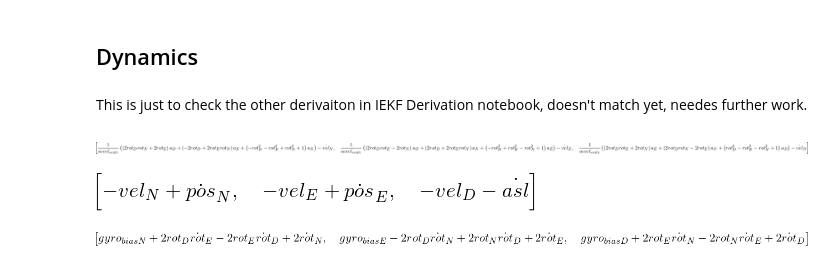
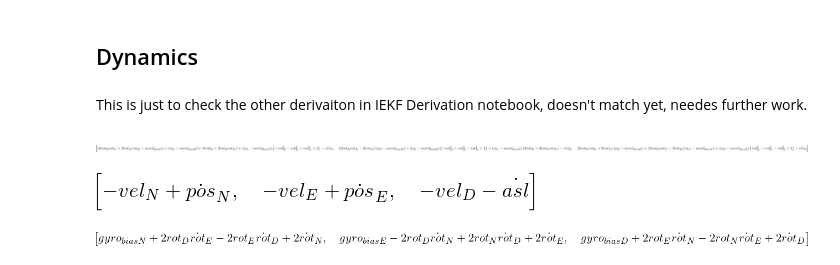
Before and after one commit to jgoppert/iekf_analysis, a Jupyter notebook: Measurement Jacobians.ipynb, the cells around one changed output. Saved outputs shown, nothing was run; the diff lists cells and outputs as text; code cells hidden in the pictures.

```diff
--- a/Measurement Jacobians.ipynb
+++ b/Measurement Jacobians.ipynb
@@ -7,11 +7,13 @@ mech.init_vprinting()
 # %%
 t = sympy.symbols('t')
 rot_N, rot_E, rot_D, vel_N, vel_E, vel_D, \
-    gyro_bias_N, gyro_bias_E, gyro_bias_D, accel_scale, \
+    gyro_bias_N, gyro_bias_E, gyro_bias_D, \
+    accel_bias_N, accel_bias_E, accel_bias_D, \
     pos_N, pos_E, asl, terrain_asl, baro_bias, \
     wind_N, wind_E, wind_D, d, agl, phi, theta, psi  = mech.dynamicsymbols(
     'rot_N, rot_E, rot_D, vel_N, vel_E, vel_D, ' \
-    'gyro_bias_N, gyro_bias_E, gyro_bias_D, accel_scale, ' \
+    'gyro_bias_N, gyro_bias_E, gyro_bias_D, ' \
+    'accel_bias_N, accel_bias_E, accel_bias_D, ' \
     'pos_N, pos_E, asl, terrain_asl, baro_bias, ' \
     'wind_N, wind_E, wind_D, d, agl, phi, theta, psi')
 frame_i = mech.ReferenceFrame('i')
@@ -52,6 +54,8 @@ omega_in_n = -gyro_bias_N * frame_n.x \
     - gyro_bias_D * frame_n.z
 a_N, a_E, a_D = mech.dynamicsymbols('a_N, a_E, a_D')
 a_n = a_N*frame_n.x + a_E*frame_n.y + a_D*frame_n.z
+a_bias_n = accel_bias_N*frame_n.x + accel_bias_E*frame_n.y + accel_bias_D*frame_n.z
+a_n_correct = a_n - a_bias_n
 v_i = vel_N*frame_i.x + vel_E*frame_i.y + vel_D*frame_i.z
 p_i = pos_N*frame_i.x + pos_E*frame_i.y - asl*frame_i.z
 I_wx, I_wy, I_wz = mech.dynamicsymbols('I_wx, I_wy, I_wz')
@@ -89,10 +93,10 @@ def matrix_to_code(name, mat, i_name, i_syms, j_name, j_syms):
 # %% [markdown]
 This is just to check the other derivaiton in IEKF Derivation notebook, doesn't match yet, needes further work.
 # %%
-trans_kin_eqs = list((a_n.express(frame_i)/accel_scale - v_i.diff(t, frame_i)).to_matrix(frame_i))
+trans_kin_eqs = list((a_n_correct.express(frame_i) - v_i.diff(t, frame_i)).to_matrix(frame_i))
 trans_kin_eqs
 # %% [output]
-[figure, old version]
+[figure, new version]
 # %%
 nav_eqs = list((p_i.diff(t, frame_i) - v_i).to_matrix(frame_i))
 nav_eqs
```
Also changed, not shown: parts of 17 cells of this notebook, 1 other file.
